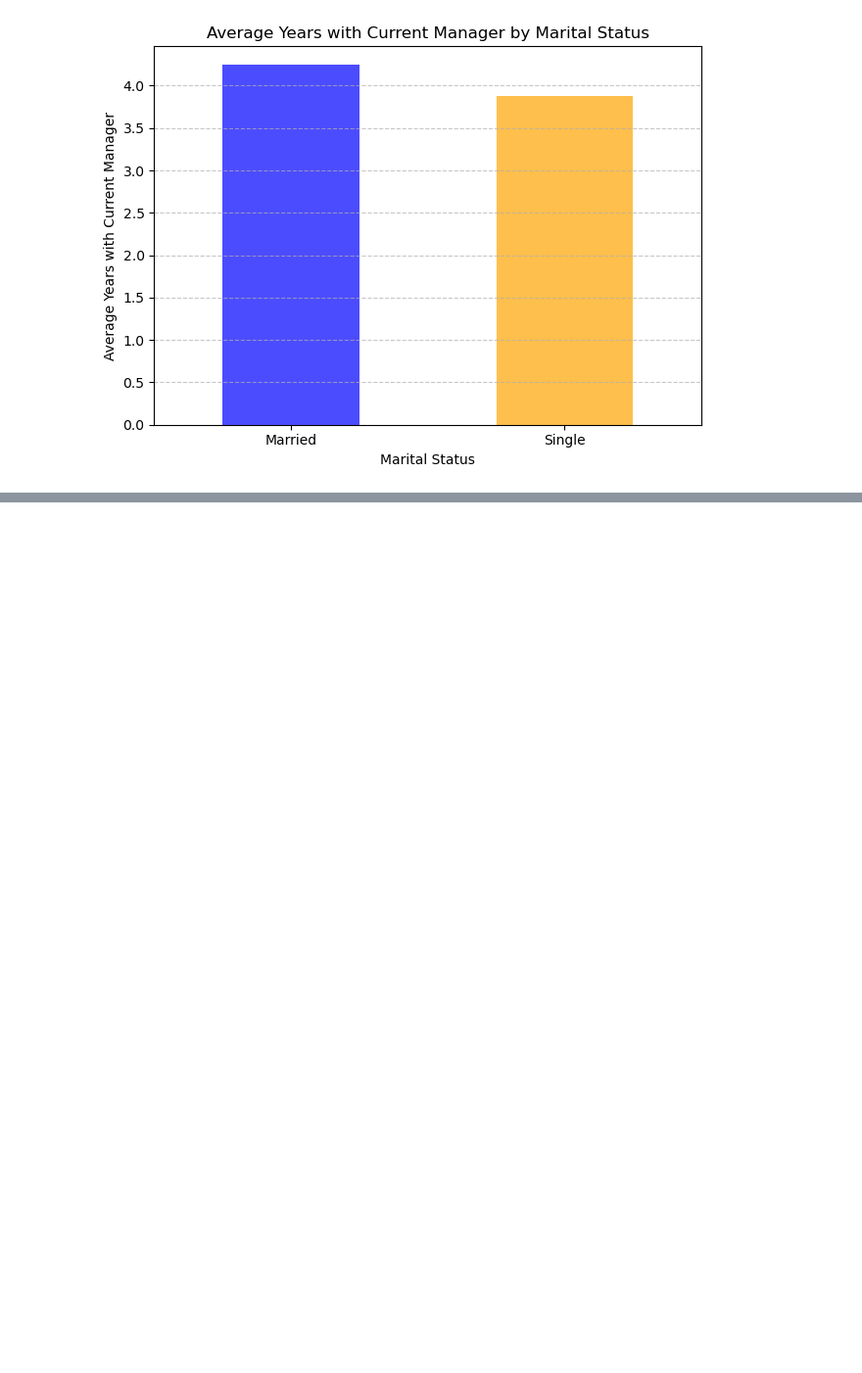
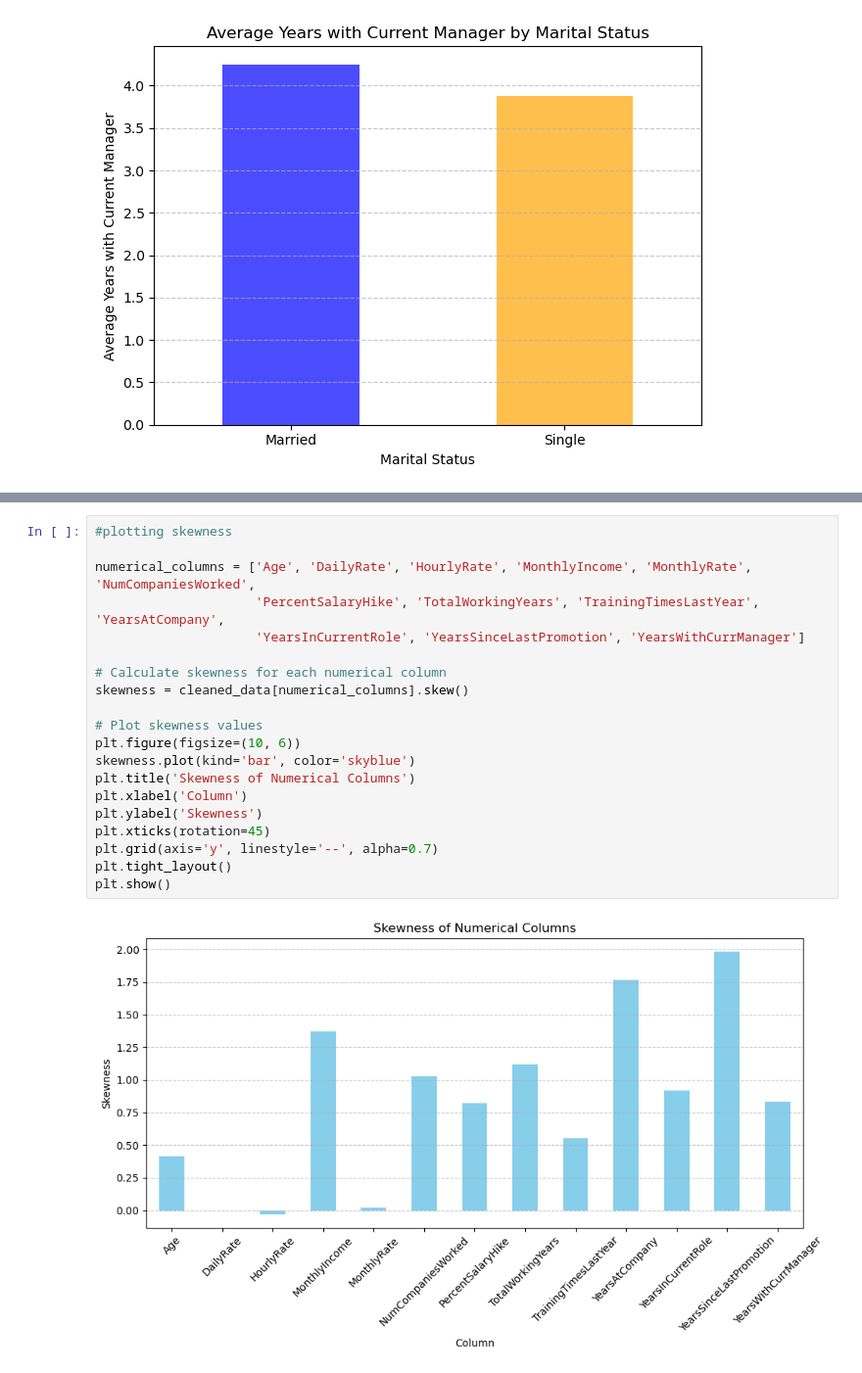
Before and after one commit to Amer4r/group-project-1, a Jupyter notebook: data_cleaning.ipynb, the cells around one changed output, grey strips where cells are left out. Shown at 98% size. Drawn from its saved outputs; the diff is of its cells as text; blank space fills up the shorter version.

```diff
--- a/data_cleaning.ipynb
+++ b/data_cleaning.ipynb
@@ -379,0 +332,22 @@ plt.show()
+# %%
+#plotting skewness
+
+numerical_columns = ['Age', 'DailyRate', 'HourlyRate', 'MonthlyIncome', 'MonthlyRate', 'NumCompaniesWorked',
+                     'PercentSalaryHike', 'TotalWorkingYears', 'TrainingTimesLastYear', 'YearsAtCompany',
+                     'YearsInCurrentRole', 'YearsSinceLastPromotion', 'YearsWithCurrManager']
+
+# Calculate skewness for each numerical column
+skewness = cleaned_data[numerical_columns].skew()
+
+# Plot skewness values
+plt.figure(figsize=(10, 6))
+skewness.plot(kind='bar', color='skyblue')
+plt.title('Skewness of Numerical Columns')
+plt.xlabel('Column')
+plt.ylabel('Skewness')
+plt.xticks(rotation=45)
+plt.grid(axis='y', linestyle='--', alpha=0.7)
+plt.tight_layout()
+plt.show()
+# %% [output]
+[figure, added]
```
Also changed, not shown: parts of 10 cells of this notebook.
